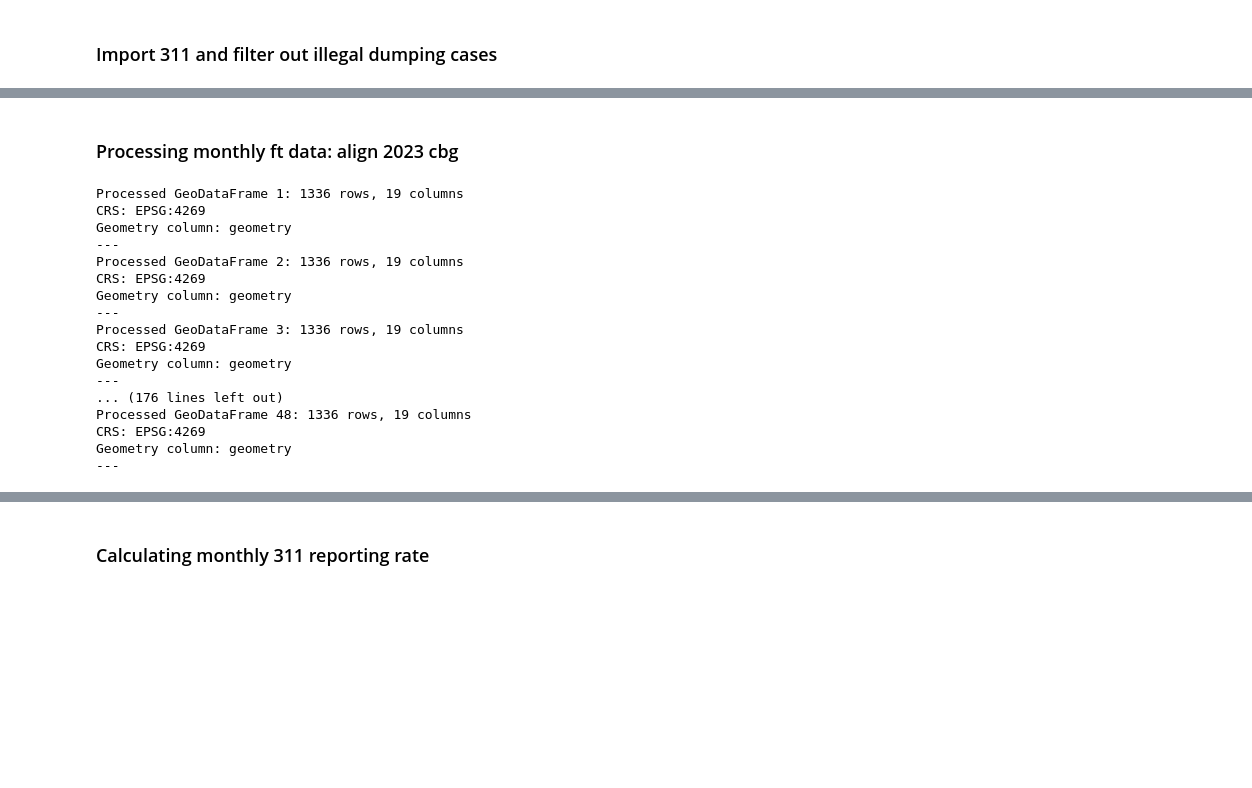
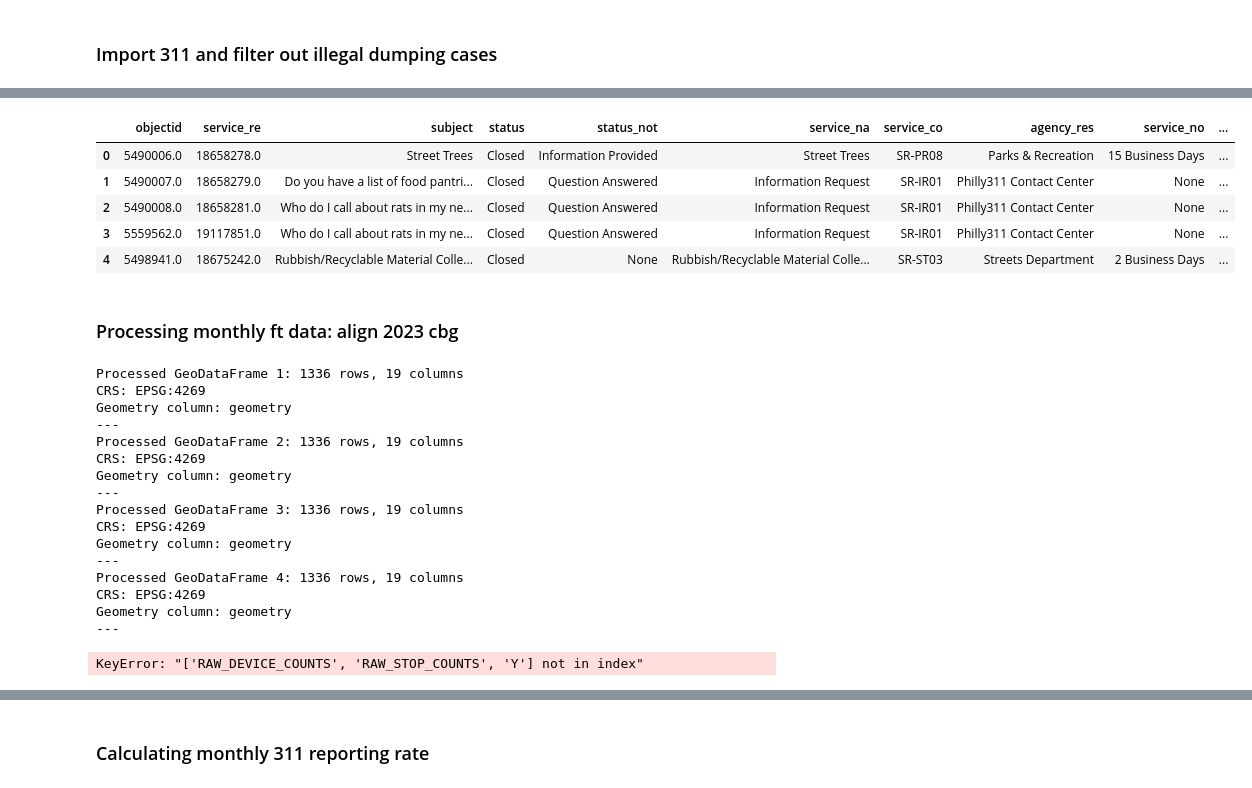
Before and after one commit to yuxinlg/Illegal-Dumping, a Jupyter notebook: code/foot_traffic.ipynb, the cells around one changed output, grey strips where cells are left out. Cells and saved outputs as stored; diff of their text form; code cells hidden in the pictures; blank space fills up the shorter version.

```diff
--- a/code/foot_traffic.ipynb
+++ b/code/foot_traffic.ipynb
@@ -269,6 +274,9 @@ plt.show()
 ### Import 311 and filter out illegal dumping cases
 # %%
 ## import 311 data
+## load 2025 data
+pc311_25 = gpd.read_file('data/311/2025/public_cases_fc.shp')
+
 ## load 2024 data
 pc311_24 = gpd.read_file('data/311/2024/public_cases_fc.shp')
 
@@ -331,3 +345,12 @@ pc311_24: Removed 22173 'Illegal Dumping' rows, added year 2024
+# %%
+df_filtered.head()
+# %% [output]
+|  | objectid | service_re | subject | status | status_not | service_na | service_co | agency_res | service_no | ... |
+| 0 | 5490006.0 | 18658278.0 | Street Trees | Closed | Information Provided | Street Trees | SR-PR08 | Parks & Recreation | 15 Business Days | ... |
+| 1 | 5490007.0 | 18658279.0 | Do you have a list of food pantri... | Closed | Question Answered | Information Request | SR-IR01 | Philly311 Contact Center | None | ... |
+| 2 | 5490008.0 | 18658281.0 | Who do I call about rats in my ne... | Closed | Question Answered | Information Request | SR-IR01 | Philly311 Contact Center | None | ... |
+| 3 | 5559562.0 | 19117851.0 | Who do I call about rats in my ne... | Closed | Question Answered | Information Request | SR-IR01 | Philly311 Contact Center | None | ... |
+| 4 | 5498941.0 | 18675242.0 | Rubbish/Recyclable Material Colle... | Closed | None | Rubbish/Recyclable Material Colle... | SR-ST03 | Streets Department | 2 Business Days | ... |
 # %% [markdown]
 ### Processing monthly ft data: align 2023 cbg
 # %%
@@ -338,14 +361,14 @@ columns_to_keep = ['AREA', 'DATE_RANGE_START', 'DATE_RANGE_END', 'RAW_DEVICE_COU
 merged_gdf_list = []
 
 # Process each dataframe in df_list
-for i, df in enumerate(df_list):
+for i, df_monthly in enumerate(df_list):
     # Filter to keep only the specified columns
-    df_filtered = df[columns_to_keep].copy()
+    df_filtered = df_monthly[columns_to_keep].copy()
 
     df_filtered['AREA'] = df_filtered['AREA'].astype(str)
     pa_2018['GEOID'] = pa_2018['GEOID'].astype(str)
 
-    # Merge with pa_2018 using AREA from df and GEOID from pa_2018
+    # Merge with pa_2018 using AREA from df_monthly and GEOID from pa_2018
     merged_df = df_filtered.merge(
         pa_2018,
         left_on='AREA',
@@ -380,11 +403,11 @@ Processed GeoDataFrame 3: 1336 rows, 19 columns
 CRS: EPSG:4269
 Geometry column: geometry
 ---
-... (176 lines left out)
-Processed GeoDataFrame 48: 1336 rows, 19 columns
+Processed GeoDataFrame 4: 1336 rows, 19 columns
 CRS: EPSG:4269
 Geometry column: geometry
 ---
+KeyError: "['RAW_DEVICE_COUNTS', 'RAW_STOP_COUNTS', 'Y'] not in index"
 # %%
 # Apply spatial interpolation to each merged GeoDataFrame
 interpolated_results = []
```
Also changed, not shown: parts of 25 cells of this notebook, 13 other files.
